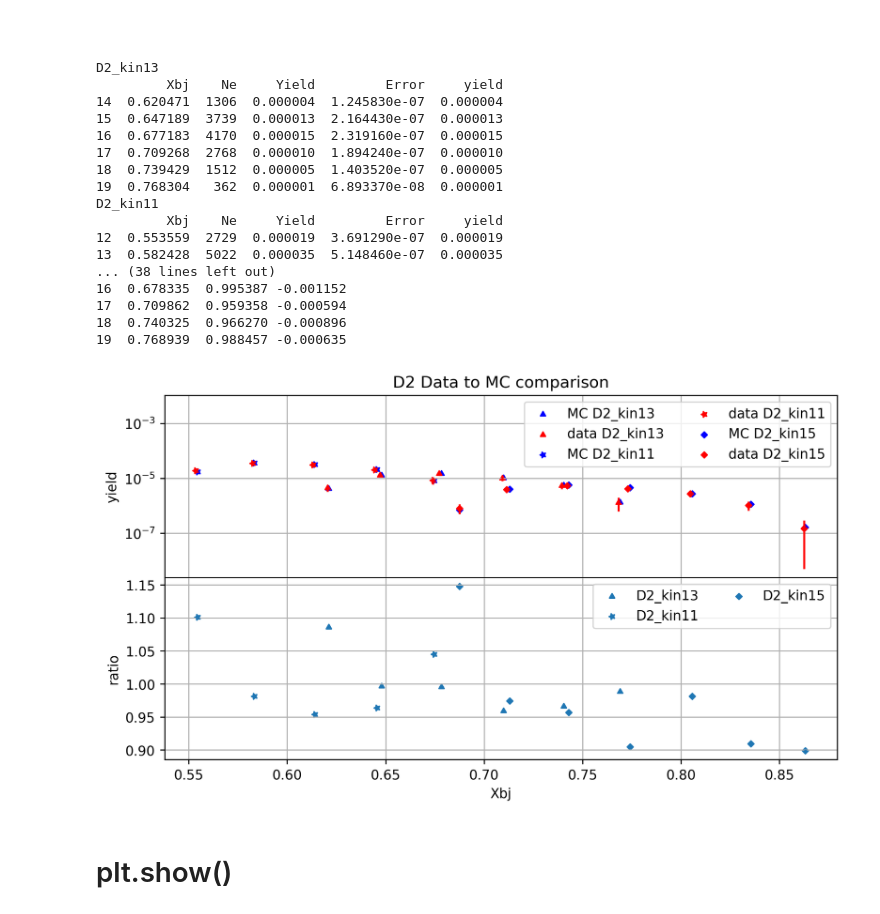
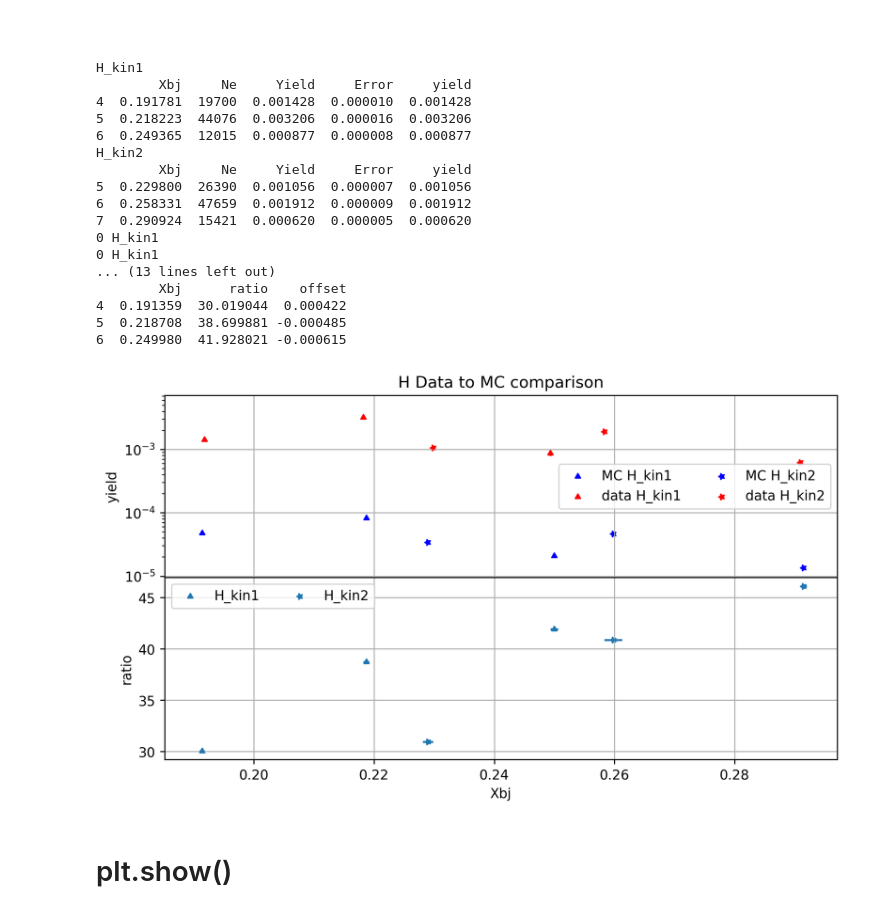
Before and after one commit to jbane11/Tri_offline, a Jupyter notebook: MC_comparison/kintgt.ipynb, the cells around one changed output. Saved outputs shown, nothing was run; the diff lists cells and outputs as text; code cells hidden in the pictures.

```diff
--- a/MC_comparison/kintgt.ipynb
+++ b/MC_comparison/kintgt.ipynb
@@ -17,9 +17,10 @@ if Xaxis == "Xbj":
 else :
     xaxis="theta"
 
-
-tgt="D2"
-kinnum=13
+tc="tightcut/"
+tgt="H"
+bins=25
+kinnum=1
 
 #runs=[1207,1233,1279,2570,1344,2632]
 #if len(sys.argv) >1:
@@ -36,17 +37,17 @@ kinnum=13
 #            break
 #        runs.append(run)
 #print( "Will look at runs ", runs)
-bins=25
-mcfile='/home/jbane/tritium/Tri_offline/MC_comparison/yield_output/{}bins/{}/'.format(bins,xaxis)
-datafile='/home/jbane/tritium/Tri_offline/yield/yield_output/{}bins/{}/'.format(bins,xaxis)
+
+mcfile='/home/jbane/tritium/Tri_offline/MC_comparison/yield_output/{}/{}bins/{}/'.format(tc,bins,xaxis)
+datafile='/home/jbane/tritium/Tri_offline/yield/yield_output/{}/{}bins/{}/'.format(tc,bins,xaxis)
 kins={}
 kin={}
 
 #kins=glob.glob('{}{}*.dat'.format(mcfile,tgt))
 
-kins[0]='/home/jbane/tritium/Tri_offline/MC_comparison/yield_output/{}bins/{}/{}_kin{}.dat'.format(bins,xaxis,tgt,kinnum)
-kins[1]='/home/jbane/tritium/Tri_offline/MC_comparison/yield_output/{}bins/{}/{}_kin{}.dat'.format(bins,xaxis,tgt,kinnum-2)
-kins[2]='/home/jbane/tritium/Tri_offline/MC_comparison/yield_output/{}bins/{}/{}_kin{}.dat'.format(bins,xaxis,tgt,kinnum+2)
+kins[0]='/home/jbane/tritium/Tri_offline/MC_comparison/yield_output/{}/{}bins/{}/{}_kin{}.dat'.format(tc,bins,xaxis,tgt,kinnum)
+kins[1]='/home/jbane/tritium/Tri_offline/MC_comparison/yield_output/{}/{}bins/{}/{}_kin{}.dat'.format(tc,bins,xaxis,tgt,kinnum+1)
+#kins[2]='/home/jbane/tritium/Tri_offline/MC_comparison/yield_output/{}bins/{}/{}_kin{}.dat'.format(bins,xaxis,tgt,kinnum+2)
 #kins[1]='/home/jbane/tritium/Tri_offline/MC_comparison/yield_output/{}bins/{}/{}_kin{}.dat'.format(bins,xaxis,tgt,kinnum+6)
 
 
@@ -153,51 +154,51 @@ for j in range(len(mcDF)):
         continue
     #if j == 110:
      #   ax = mcDFs[j].plot(x='theta',y='yield',yerr=':error',kind='scatter', marker=markers[j], color='blue', label='MC run{}'.format(runs[j]))
     #else :
     mcDFs[j].plot(ax=ax,x='{}'.format(Xaxis),y='yield',yerr='Error',kind='scatter',marker=markers[j], color='blue', label='MC {}'.format(kin[j]))
 
     dataDFs[j].plot(ax=ax,x='{}'.format(Xaxis),y='yield', yerr='Stat_err',kind='scatter', marker=markers2[j], color='red', label='data {}'.format(kin[j]))
 
     #dataDFs[j].plot(ax=ax,x='theta',y='yield',yerr='Stat_err' ,marker=[1,0,0],kind='scatter', color='green' )
 
     ratios[j].plot(ax=bx,x='{}'.format(Xaxis) ,y='ratio', xerr='offset', kind='scatter', label='{}'.format(kin[j]),marker=markers2[j] )
     k=k+1
     print(j , kin[j])
 ax.set_yscale("log")
 ax.grid(True)
 bx.grid(True)
 ax.legend(ncol=2)
 bx.legend(ncol=2)
 
 fig.subplots_adjust(hspace=0)
 print("Data")
 print(dataDFs[0])
 print("MC")
 print(mcDFs[0])
 print("Ratio")
 print(ratios[0][['{}'.format(Xaxis),'ratio','offset']])
 
 
 fig.savefig('images/{}_kin{}.png'.format(tgt,kinnum))
 # %% [output]
-D2_kin13
-         Xbj    Ne     Yield         Error     yield
-14  0.620471  1306  0.000004  1.245830e-07  0.000004
-15  0.647189  3739  0.000013  2.164430e-07  0.000013
-16  0.677183  4170  0.000015  2.319160e-07  0.000015
-17  0.709268  2768  0.000010  1.894240e-07  0.000010
-18  0.739429  1512  0.000005  1.403520e-07  0.000005
-19  0.768304   362  0.000001  6.893370e-08  0.000001
-D2_kin11
-         Xbj    Ne     Yield         Error     yield
-12  0.553559  2729  0.000019  3.691290e-07  0.000019
-13  0.582428  5022  0.000035  5.148460e-07  0.000035
-... (38 lines left out)
-16  0.678335  0.995387 -0.001152
-17  0.709862  0.959358 -0.000594
-18  0.740325  0.966270 -0.000896
-19  0.768939  0.988457 -0.000635
+H_kin1
+        Xbj     Ne     Yield     Error     yield
+4  0.191781  19700  0.001428  0.000010  0.001428
+5  0.218223  44076  0.003206  0.000016  0.003206
+6  0.249365  12015  0.000877  0.000008  0.000877
+H_kin2
+        Xbj     Ne     Yield     Error     yield
+5  0.229800  26390  0.001056  0.000007  0.001056
+6  0.258331  47659  0.001912  0.000009  0.001912
+7  0.290924  15421  0.000620  0.000005  0.000620
+0 H_kin1
+0 H_kin1
+... (13 lines left out)
+        Xbj      ratio    offset
+4  0.191359  30.019044  0.000422
+5  0.218708  38.699881 -0.000485
+6  0.249980  41.928021 -0.000615
-[figure, old version]
+[figure, new version]
 # %% [markdown]
 # plt.show()
 # %%
```
Also changed, not shown: 5 other files.
